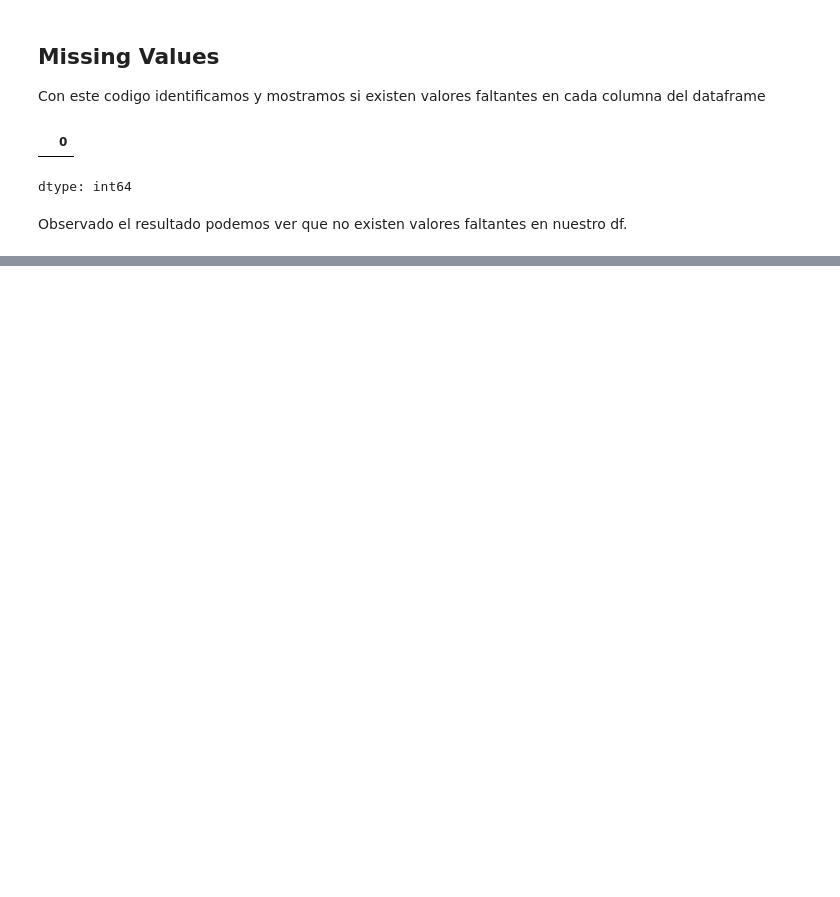
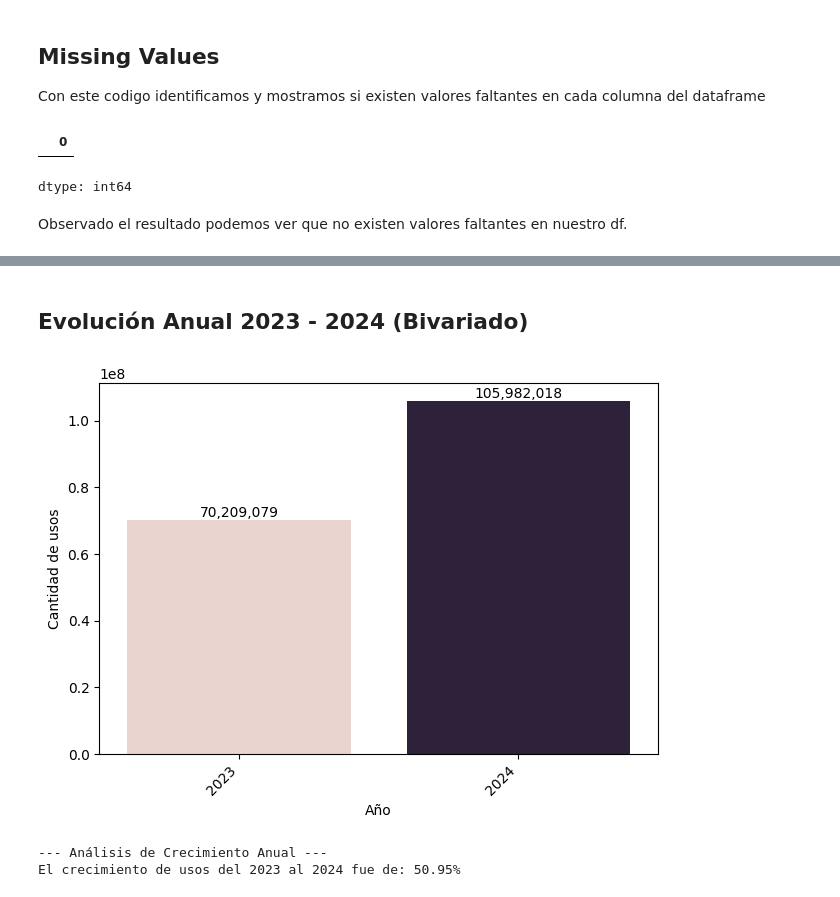
Before and after one commit to francusi/CoderDS, a Jupyter notebook: ProyectoDSParteIBarrionuevo.ipynb, the cells around one changed output, grey strips where cells are left out. Cells and saved outputs as stored; diff of their text form; code cells hidden in the pictures; blank space fills up the shorter version.

```diff
--- a/ProyectoDSParteIBarrionuevo.ipynb
+++ b/ProyectoDSParteIBarrionuevo.ipynb
@@ -247,0 +168,34 @@ dtype: object
+# %% [markdown]
+## Evolución Anual 2023 - 2024 (Bivariado)
+# %%
+# Suponiendo que 'df_filtrado' y 'usos_anio' ya están definidos como en tu código original
+df_filtrado['ANIO'] = df_filtrado['DIA_TRANSPORTE'].dt.year
+usos_anio = df_filtrado.groupby('ANIO')['CANTIDAD'].sum()
+
+# Crea el gráfico de barras
+ax = sns.barplot(x=usos_anio.index, y=usos_anio.values, hue=usos_anio.index, legend=False)
+plt.xlabel('Año')
+plt.ylabel('Cantidad de usos')
+plt.xticks(rotation=45, ha='right')
+
+# Agrega las etiquetas de texto en cada barra
+for index, value in enumerate(usos_anio):
+    ax.text(index, value, f'{int(value):,}', ha='center', va='bottom')
+
+plt.tight_layout()
+plt.show()
+
+
+# .pct_change() calcula el cambio fraccional, lo multiplicamos por 100
+crecimiento = usos_anio.pct_change() * 100
+
+# 3. Seleccionar el valor de crecimiento para 2024
+crecimiento_2024 = crecimiento.loc[2024]
+
+# 4. Imprimir el mensaje informativo en la consola
+print("--- Análisis de Crecimiento Anual ---")
+print(f"El crecimiento de usos del 2023 al 2024 fue de: {crecimiento_2024:.2f}%")
+# %% [output]
+[figure, added]
+--- Análisis de Crecimiento Anual ---
+El crecimiento de usos del 2023 al 2024 fue de: 50.95%
```
Also changed, not shown: parts of 17 cells of this notebook.
